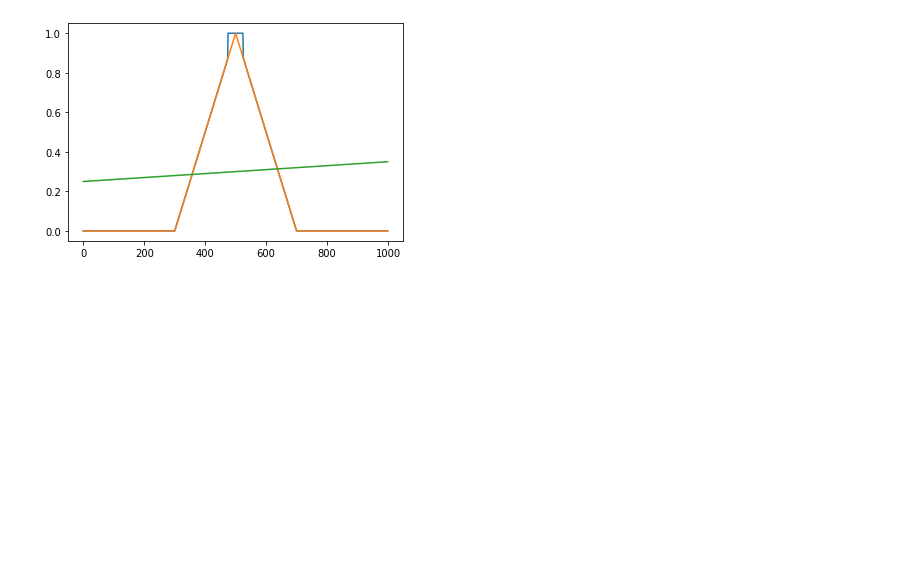
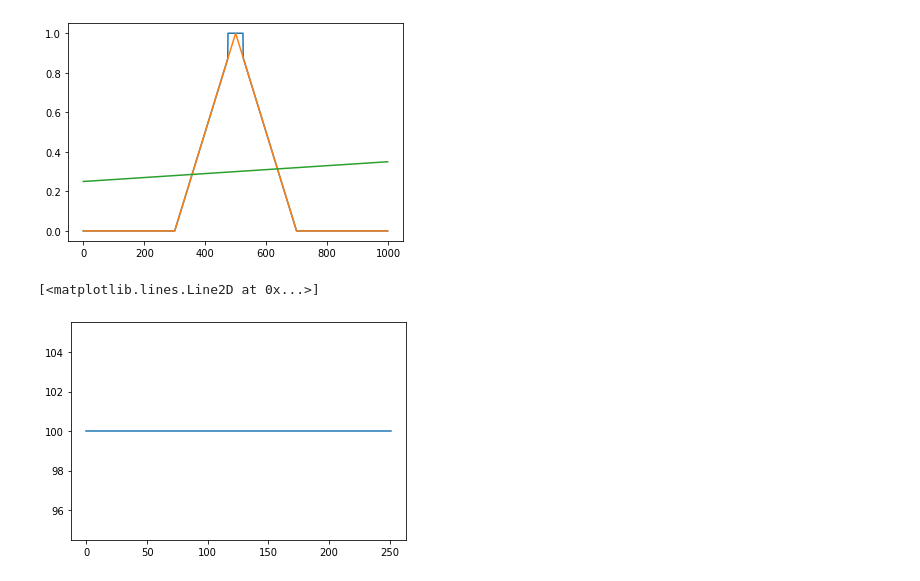
Before and after one commit to LeeDaeil/CNS_Autonomous, a Jupyter notebook: PZR_bubblegeneration/Reward_Tester.ipynb, the cells around one changed output. Drawn from its saved outputs; the diff is of its cells as text; code cells hidden in the pictures; blank space fills up the shorter version.

```diff
--- a/PZR_bubblegeneration/Reward_Tester.ipynb
+++ b/PZR_bubblegeneration/Reward_Tester.ipynb
@@ -41,3 +42,9 @@ plt.plot(Pzr_lev/100)
 # %% [output]
 [<matplotlib.lines.Line2D at 0x...>]
 [figure]
+# %%
+db = pd.read_csv('DB/3_76.txt')
+plt.plot(db['ZINST63'])
+# %% [output]
+[<matplotlib.lines.Line2D at 0x...>]
+[figure, added]
```
Also changed, not shown: parts of 1 cell of this notebook, 2 other files.
